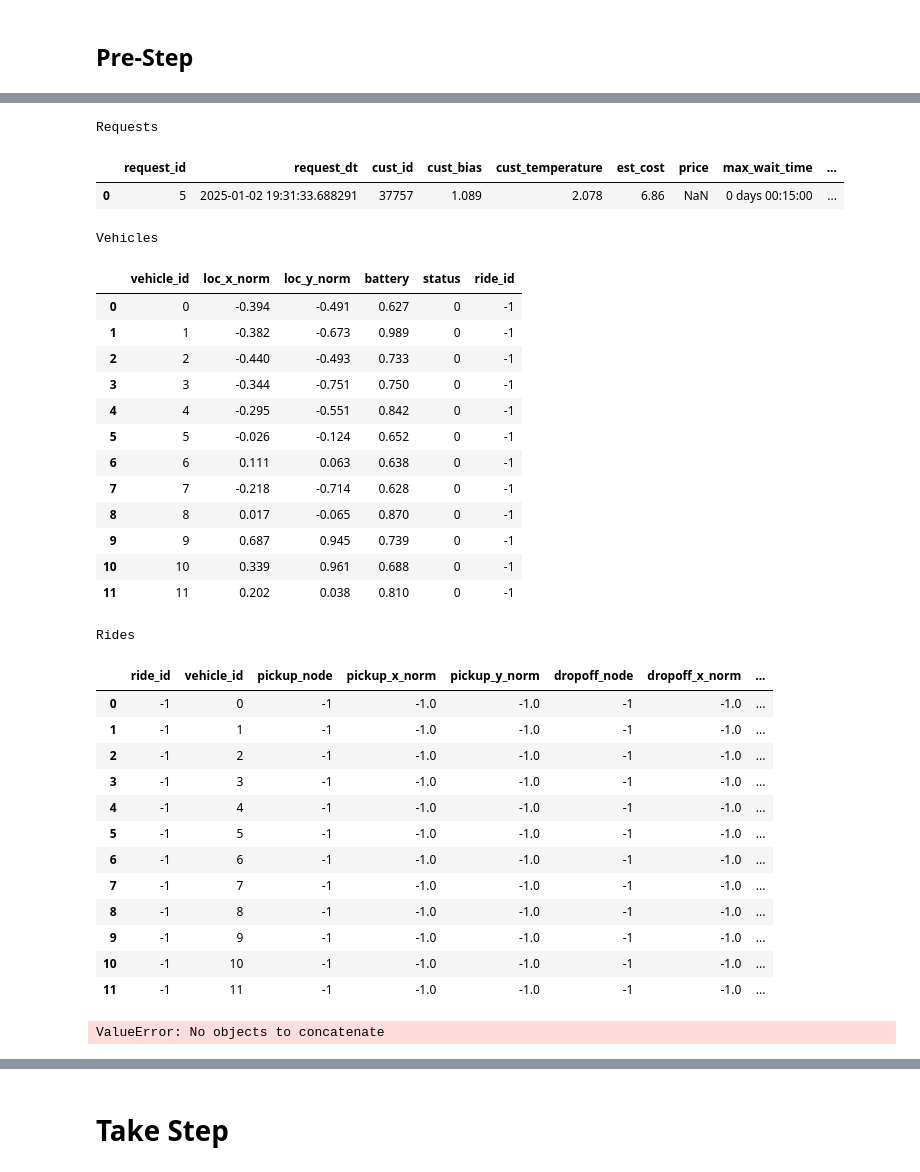
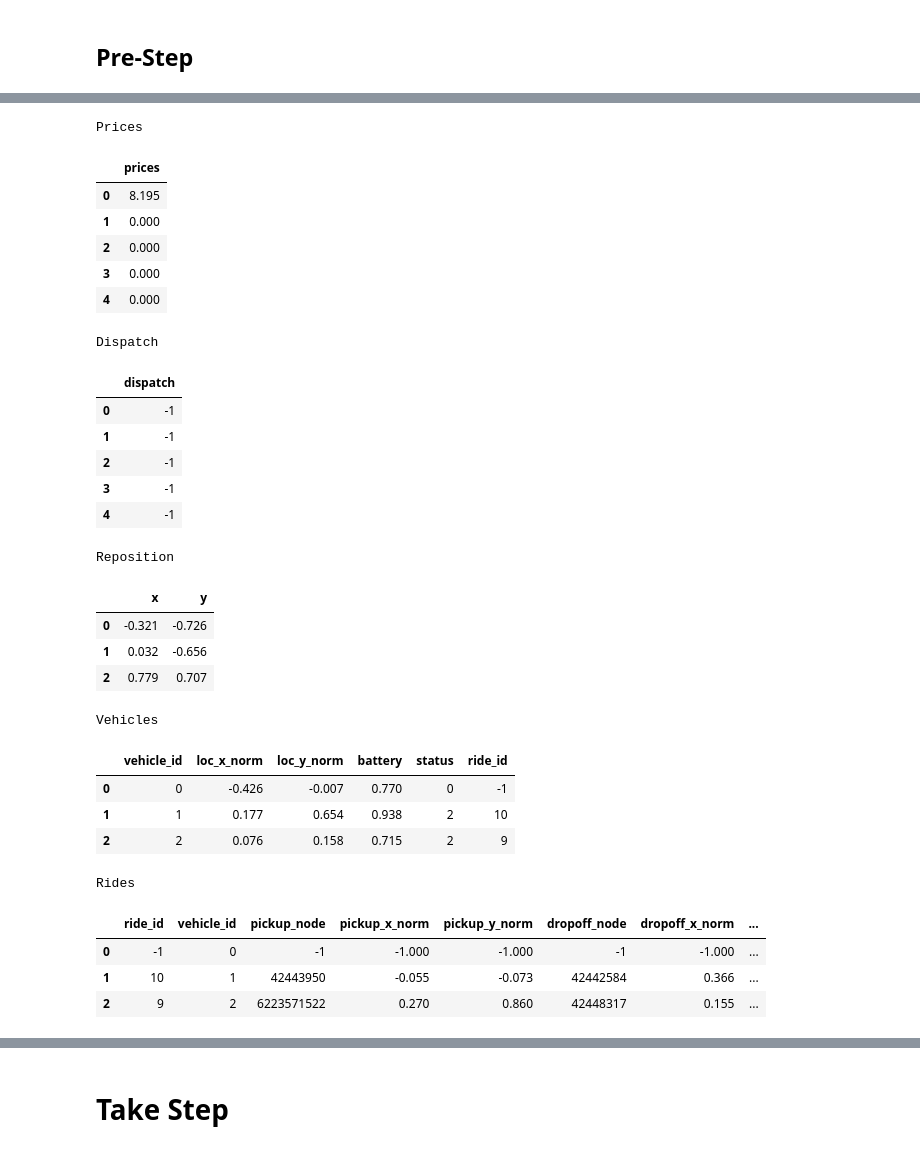
Before and after one commit to akseldkw07/Waymo-Agent, a Jupyter notebook: notebooks/training/heuristic-deploy.ipynb, the cells around one changed output, grey strips where cells are left out. Drawn from its saved outputs; the diff is of its cells as text; code cells hidden in the pictures.

```diff
--- a/notebooks/training/heuristic-deploy.ipynb
+++ b/notebooks/training/heuristic-deploy.ipynb
@@ -65,38 +130,35 @@ array([ 2,  4, 12,  5, 13,  3,  9,  5,  8,  7, 11,  8,  6,  8, 14,  8,  3,
+# %%
+dtt([prices_df, dispatch_df, reposition_df], titles=["Prices", "Dispatch", "Reposition"])
+# %% [output]
+Prices
+|  | prices |
+| 0 | 8.195 |
+| 1 | 0.000 |
+| 2 | 0.000 |
+| 3 | 0.000 |
+| 4 | 0.000 |
+Dispatch
+|  | dispatch |
+| 0 | -1 |
+| 1 | -1 |
+| 2 | -1 |
+| 3 | -1 |
+| 4 | -1 |
+Reposition
+|  | x | y |
+| 0 | -0.321 | -0.726 |
+| 1 | 0.032 | -0.656 |
+| 2 | 0.779 | 0.707 |
 # %%
-dtt([req[req.f_valid], veh, rides], n=12, how="head", titles=["Requests", "Vehicles", "Rides"])
+dtt([veh, rides], n=12, how="head", titles=["Vehicles", "Rides"])
 # %% [output]
-Requests
+Vehicles
-|  | request_id | request_dt | cust_id | cust_bias | cust_temperature | est_cost | price | max_wait_time | ... |
-| 0 | 5 | 2025-01-02 19:31:33.688291 | 37757 | 1.089 | 2.078 | 6.86 | NaN | 0 days 00:15:00 | ... |
+|  | vehicle_id | loc_x_norm | loc_y_norm | battery | status | ride_id |
+| 0 | 0 | -0.426 | -0.007 | 0.770 | 0 | -1 |
+| 1 | 1 | 0.177 | 0.654 | 0.938 | 2 | 10 |
+| 2 | 2 | 0.076 | 0.158 | 0.715 | 2 | 9 |
-Vehicles
+Rides
-|  | vehicle_id | loc_x_norm | loc_y_norm | battery | status | ride_id |
-| 0 | 0 | -0.394 | -0.491 | 0.627 | 0 | -1 |
-| 1 | 1 | -0.382 | -0.673 | 0.989 | 0 | -1 |
-| 2 | 2 | -0.440 | -0.493 | 0.733 | 0 | -1 |
-| 3 | 3 | -0.344 | -0.751 | 0.750 | 0 | -1 |
-| 4 | 4 | -0.295 | -0.551 | 0.842 | 0 | -1 |
-| 5 | 5 | -0.026 | -0.124 | 0.652 | 0 | -1 |
-| 6 | 6 | 0.111 | 0.063 | 0.638 | 0 | -1 |
-| 7 | 7 | -0.218 | -0.714 | 0.628 | 0 | -1 |
-| 8 | 8 | 0.017 | -0.065 | 0.870 | 0 | -1 |
-| 9 | 9 | 0.687 | 0.945 | 0.739 | 0 | -1 |
-| 10 | 10 | 0.339 | 0.961 | 0.688 | 0 | -1 |
-| 11 | 11 | 0.202 | 0.038 | 0.810 | 0 | -1 |
+|  | ride_id | vehicle_id | pickup_node | pickup_x_norm | pickup_y_norm | dropoff_node | dropoff_x_norm | ... |
+| 0 | -1 | 0 | -1 | -1.000 | -1.000 | -1 | -1.000 | ... |
+| 1 | 10 | 1 | 42443950 | -0.055 | -0.073 | 42442584 | 0.366 | ... |
+| 2 | 9 | 2 | 6223571522 | 0.270 | 0.860 | 42448317 | 0.155 | ... |
-Rides
-|  | ride_id | vehicle_id | pickup_node | pickup_x_norm | pickup_y_norm | dropoff_node | dropoff_x_norm | ... |
-| 0 | -1 | 0 | -1 | -1.0 | -1.0 | -1 | -1.0 | ... |
-| 1 | -1 | 1 | -1 | -1.0 | -1.0 | -1 | -1.0 | ... |
-| 2 | -1 | 2 | -1 | -1.0 | -1.0 | -1 | -1.0 | ... |
-| 3 | -1 | 3 | -1 | -1.0 | -1.0 | -1 | -1.0 | ... |
-| 4 | -1 | 4 | -1 | -1.0 | -1.0 | -1 | -1.0 | ... |
-| 5 | -1 | 5 | -1 | -1.0 | -1.0 | -1 | -1.0 | ... |
-| 6 | -1 | 6 | -1 | -1.0 | -1.0 | -1 | -1.0 | ... |
-| 7 | -1 | 7 | -1 | -1.0 | -1.0 | -1 | -1.0 | ... |
-| 8 | -1 | 8 | -1 | -1.0 | -1.0 | -1 | -1.0 | ... |
-| 9 | -1 | 9 | -1 | -1.0 | -1.0 | -1 | -1.0 | ... |
-| 10 | -1 | 10 | -1 | -1.0 | -1.0 | -1 | -1.0 | ... |
-| 11 | -1 | 11 | -1 | -1.0 | -1.0 | -1 | -1.0 | ... |
-# %%
-dtt([env.breadcrumbs, env.DiscardedRequests])
-# %% [output]
-ValueError: No objects to concatenate
```
Also changed, not shown: parts of 20 cells of this notebook, 21 other files.
